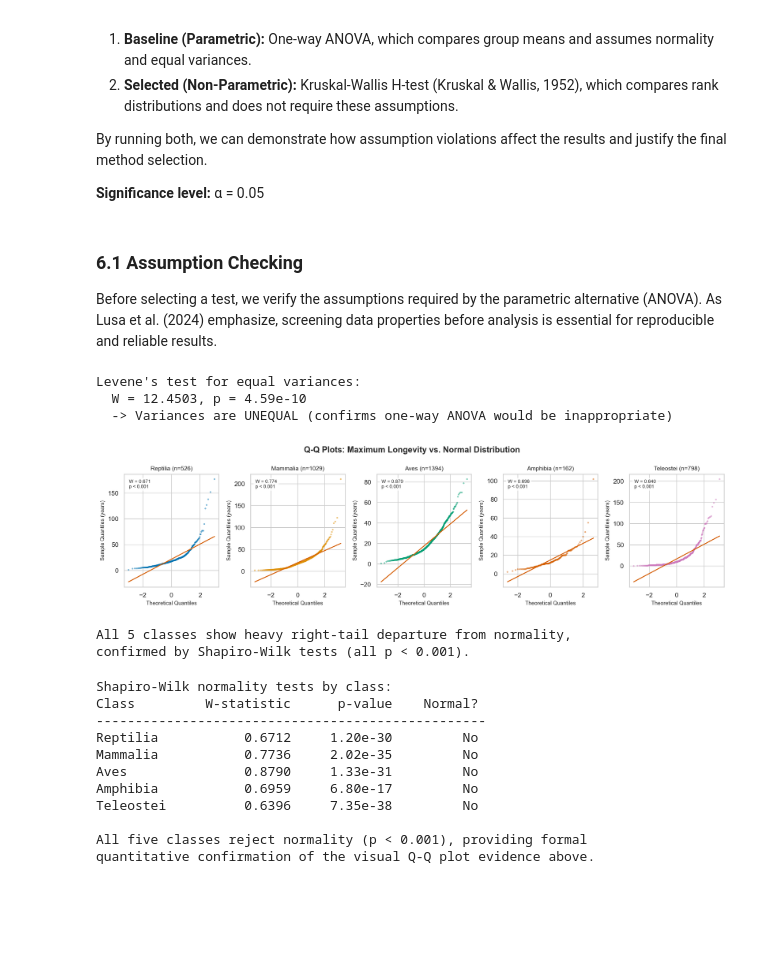
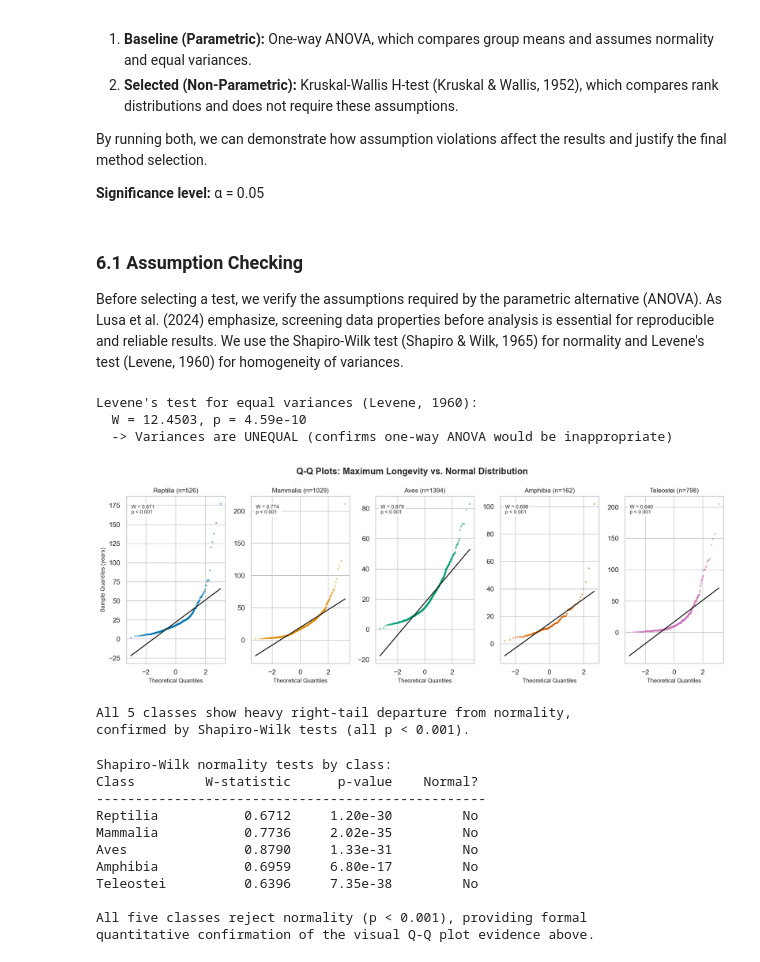
Before and after one commit to trwilcoxson/udacity-nd608-project2-statistics, a Jupyter notebook: analysis.ipynb, the cells around one changed output. Saved outputs shown, nothing was run; the diff lists cells and outputs as text; code cells hidden in the pictures; blank space fills up the shorter version.

```diff
--- a/analysis.ipynb
+++ b/analysis.ipynb
@@ -423,10 +427,11 @@ fig, ax = plt.subplots(figsize=(12, 7))
 # Plot each class with consistent colors, reduced overplotting
 for cls in CLASS_ORDER:
     mask = subset['Class'] == cls
+    n_cls = mask.sum()
     ax.scatter(subset.loc[mask, 'log10_adult_weight'],
                subset.loc[mask, 'log10_longevity'],
-               c=[CLASS_COLORS[cls]], label=cls,
-               alpha=0.35, s=18, edgecolors='none')
+               c=[CLASS_COLORS[cls]], label=f'{cls} (n={n_cls})',
+               alpha=0.25, s=14, edgecolors='white', linewidths=0.3)
 
 # OLS regression with 95% confidence band
 x = subset['log10_adult_weight'].values
@@ -435,7 +440,7 @@ slope, intercept, r_val, p_val, se = stats.linregress(x, y)
 x_line = np.linspace(x.min(), x.max(), 200)
 y_line = intercept + slope * x_line
 
-# Confidence band via prediction interval
+# Confidence band for the mean response
 n = len(x)
 x_mean = x.mean()
 se_line = np.sqrt((1/n) + (x_line - x_mean)**2 / np.sum((x - x_mean)**2))
@@ -459,7 +464,8 @@ ax.text(0.03, 0.97,
 ax.set_xlabel('Log$_{10}$(Adult Weight) (grams)')
 ax.set_ylabel('Log$_{10}$(Maximum Longevity) (years)')
 ax.set_title('Body Size vs. Longevity Across Vertebrates', **SUPTITLE_KW)
-ax.legend(title='Class', fontsize=10, title_fontsize=10, loc='lower right')
+ax.legend(title='Class', fontsize=9, title_fontsize=9, loc='lower right',
+          framealpha=0.95)
 plt.tight_layout()
 plt.savefig(f'{FIGURES_DIR}fig3_weight_vs_longevity.png', bbox_inches='tight')
 plt.show()
@@ -562,54 +569,59 @@ results and justify the final method selection.
 Before selecting a test, we verify the assumptions required by the
 parametric alternative (ANOVA). As Lusa et al. (2024) emphasize,
 screening data properties before analysis is essential for reproducible
-and reliable results.
+and reliable results. We use the Shapiro-Wilk test (Shapiro & Wilk, 1965)
+for normality and Levene's test (Levene, 1960) for homogeneity of variances.
 # %%
 # Prepare data: filter to vertebrate classes with non-null longevity
 test_df = df[df['Class'].isin(VERTEBRATE_CLASSES)].dropna(subset=['max_longevity_yrs'])
 groups = [grp['max_longevity_yrs'].values for _, grp in test_df.groupby('Class')]
 
-# Levene's test: checks the equal-variance assumption
+# Levene's test (Levene, 1960): checks the equal-variance assumption
 levene_stat, levene_p = stats.levene(*groups)
-print(f"Levene's test for equal variances:")
+print(f"Levene's test for equal variances (Levene, 1960):")
 print(f"  W = {levene_stat:.4f}, p = {levene_p:.2e}")
 print(f"  -> Variances are {'UNEQUAL' if levene_p < 0.05 else 'equal'} "
       f"(confirms one-way ANOVA would be inappropriate)\n")
 
 # Q-Q plots for ALL 5 vertebrate classes with Shapiro-Wilk annotations
-fig, axes = plt.subplots(1, 5, figsize=(15, 4))
+fig, axes = plt.subplots(1, 5, figsize=(14, 5))
 sw_results = {}  # store for later use
-for ax, cls in zip(axes, CLASS_ORDER):
+for idx, (ax, cls) in enumerate(zip(axes, CLASS_ORDER)):
     class_data = test_df[test_df['Class'] == cls]['max_longevity_yrs'].dropna()
     color = CLASS_COLORS[cls]
 
     # Q-Q plot
     (osm, osr), (slope_qq, intercept_qq, _) = stats.probplot(class_data, dist='norm')
     ax.scatter(osm, osr, s=8, alpha=0.5, color=color, edgecolors='none')
-    ax.plot(osm, intercept_qq + slope_qq * np.array(osm), 'r-', linewidth=1.5)
+    ax.plot(osm, intercept_qq + slope_qq * np.array(osm), 'k-', linewidth=1.5)
 
     ax.set_title(f'{cls} (n={len(class_data)})', fontsize=10)
     ax.set_xlabel('Theoretical Quantiles', fontsize=9)
-    ax.set_ylabel('Sample Quantiles (years)', fontsize=9)
+    if idx == 0:
+        ax.set_ylabel('Sample Quantiles (years)', fontsize=9)
+    else:
+        ax.set_ylabel('')
 
-    # Shapiro-Wilk annotation
+    # Shapiro-Wilk annotation (dynamic p-value formatting)
     w_stat, sw_p = stats.shapiro(class_data)
     sw_results[cls] = (w_stat, sw_p)
-    ax.text(0.05, 0.95, f'W = {w_stat:.3f}\np < 0.001',
+    p_str = f'p = {sw_p:.1e}' if sw_p >= 0.001 else 'p < 0.001'
+    ax.text(0.05, 0.95, f'W = {w_stat:.3f}\n{p_str}',
             transform=ax.transAxes, ha='left', va='top', fontsize=8,
             bbox=dict(boxstyle='round,pad=0.3', facecolor='white', alpha=0.8))
 
 fig.suptitle('Q-Q Plots: Maximum Longevity vs. Normal Distribution',
              **SUPTITLE_KW)
 plt.tight_layout()
 plt.savefig(f'{FIGURES_DIR}fig5_qq_plots.png', bbox_inches='tight')
 plt.show()
 print('All 5 classes show heavy right-tail departure from normality,')
 print('confirmed by Shapiro-Wilk tests (all p < 0.001).')
 # %% [output]
-Levene's test for equal variances:
+Levene's test for equal variances (Levene, 1960):
   W = 12.4503, p = 4.59e-10
   -> Variances are UNEQUAL (confirms one-way ANOVA would be inappropriate)
-[figure, old version]
+[figure, new version]
 All 5 classes show heavy right-tail departure from normality,
 confirmed by Shapiro-Wilk tests (all p < 0.001).
 # %%
```
Also changed, not shown: parts of 12 cells of this notebook, 8 other files.
